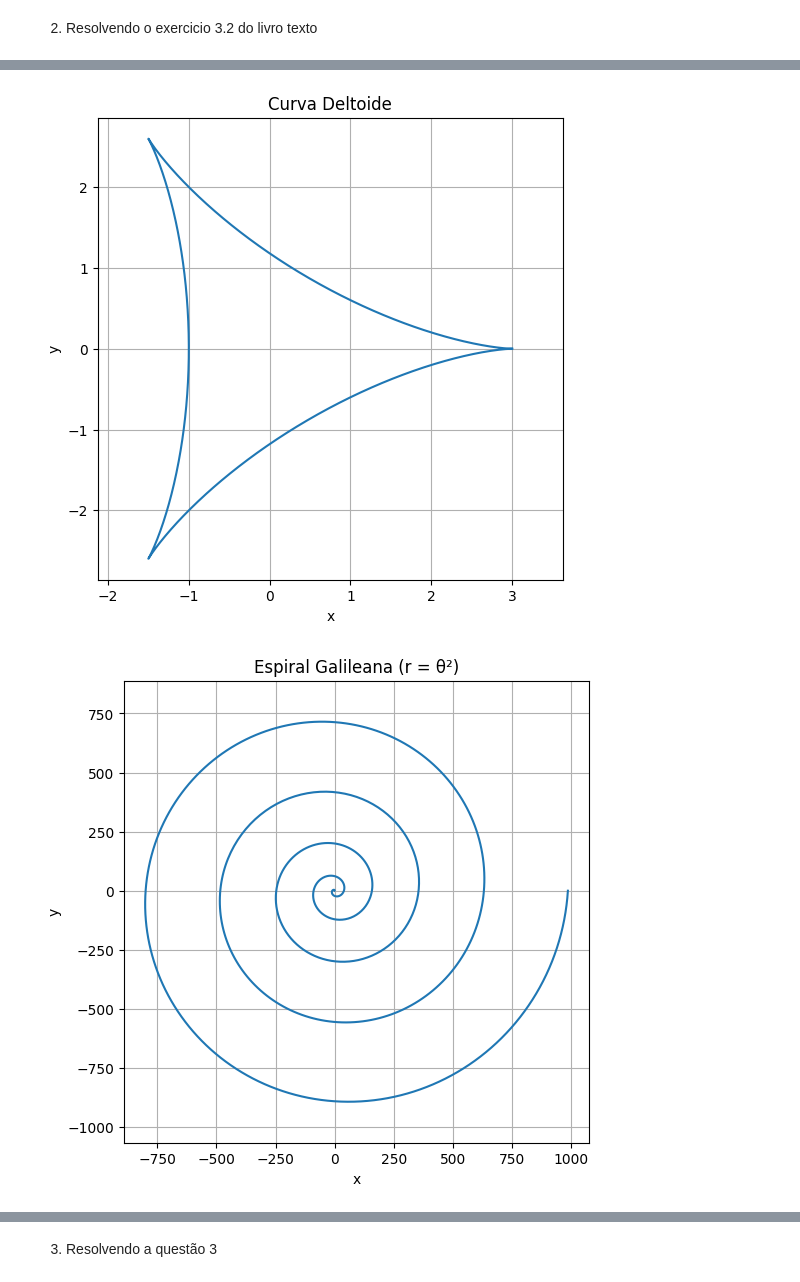
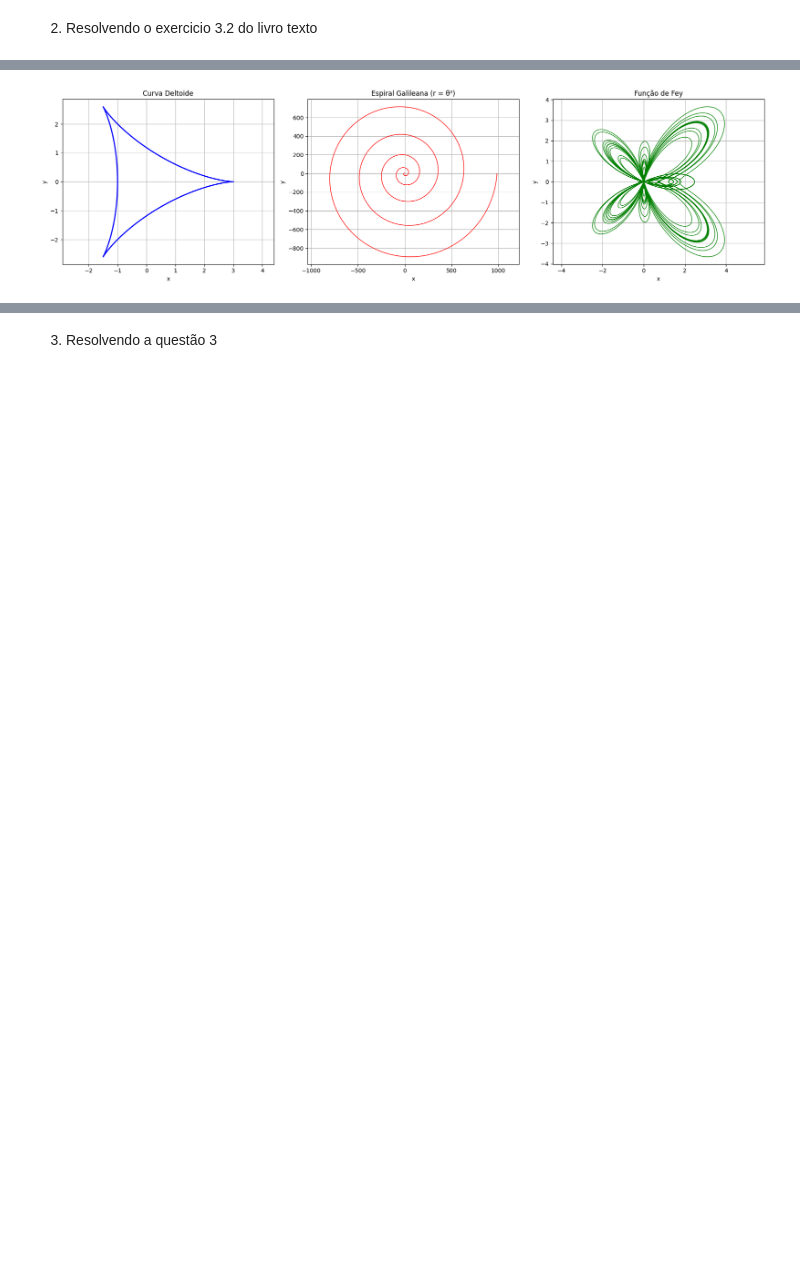
Before and after one commit to KaiqueFalcao/AV3, a Jupyter notebook: AV3.ipynb, the cells around one changed output, grey strips where cells are left out. Drawn from its saved outputs; the diff is of its cells as text; code cells hidden in the pictures; blank space fills up the shorter version.

```diff
--- a/AV3.ipynb
+++ b/AV3.ipynb
@@ -69,50 +61,62 @@ r≈3.57, conhecido como borda do caos.
 # %%
 import numpy as np
 import matplotlib.pyplot as plt
 
-# Parte a: Curva deltoide
-theta = np.linspace(0, 2 * np.pi, 1000)
-x = 2 * np.cos(theta) + np.cos(2 * theta)
-y = 2 * np.sin(theta) - np.sin(2 * theta)
+# Configuração geral dos plots
+plt.figure(figsize=(18, 5))
 
-plt.figure(figsize=(6, 6))
-plt.plot(x, y)
-plt.title("Curva Deltoide")
-plt.xlabel("x")
-plt.ylabel("y")
-plt.axis("equal")
+# ------------------------------------------------------------
+# a) Curva Deltoide
+# ------------------------------------------------------------
+plt.subplot(1, 3, 1)
+
+theta = np.linspace(0, 2*np.pi, 1000)
+x = 2*np.cos(theta) + np.cos(2*theta)
+y = 2*np.sin(theta) - np.sin(2*theta)
+
+plt.plot(x, y, 'b-', linewidth=2)
+plt.title('Curva Deltoide')
+plt.xlabel('x')
+plt.ylabel('y')
 plt.grid(True)
-plt.show()
+plt.axis('equal')
 
-# Parte b: Espiral Galileana r = θ²
-theta = np.linspace(0, 10 * np.pi, 1000)
-r = theta ** 2
+# ------------------------------------------------------------
+# b) Espiral Galileana (r = θ²)
+# ------------------------------------------------------------
+plt.subplot(1, 3, 2)
+
+theta = np.linspace(0, 10*np.pi, 1000)
+r = theta**2
 x = r * np.cos(theta)
 y = r * np.sin(theta)
 
-plt.figure(figsize=(6, 6))
-plt.plot(x, y)
-plt.title("Espiral Galileana (r = θ²)")
-plt.xlabel("x")
-plt.ylabel("y")
-plt.axis("equal")
+plt.plot(x, y, 'r-', linewidth=1)
+plt.title('Espiral Galileana (r = θ²)')
+plt.xlabel('x')
+plt.ylabel('y')
 plt.grid(True)
-plt.show()
+plt.axis('equal')
 
-# Parte c: Função de Fey
-theta = np.linspace(0, 24 * np.pi, 2000)
-r = np.exp(np.cos(theta)) - 2 * np.cos(4 * theta) + np.sin(theta / 12) ** 5
+# ------------------------------------------------------------
+# c) Função de Fey
+# ------------------------------------------------------------
+plt.subplot(1, 3, 3)
+
+theta = np.linspace(0, 24*np.pi, 5000)
+r = np.exp(np.cos(theta)) - 2*np.cos(4*theta) + np.sin(theta/12)**5
 x = r * np.cos(theta)
 y = r * np.sin(theta)
 
-plt.figure(figsize=(6, 6))
-plt.plot(x, y)
-plt.title("Função de Fey")
-plt.xlabel("x")
-plt.ylabel("y")
-plt.axis("equal")
+plt.plot(x, y, 'g-', linewidth=1)
+plt.title('Função de Fey')
+plt.xlabel('x')
+plt.ylabel('y')
 plt.grid(True)
+plt.axis('equal')
+
+# Ajusta o layout e mostra os plots
+plt.tight_layout()
 plt.show()
 # %% [output]
-[figure, old version]
+[figure, new version]
-[figure, removed]
```
Also changed, not shown: parts of 10 cells of this notebook.
